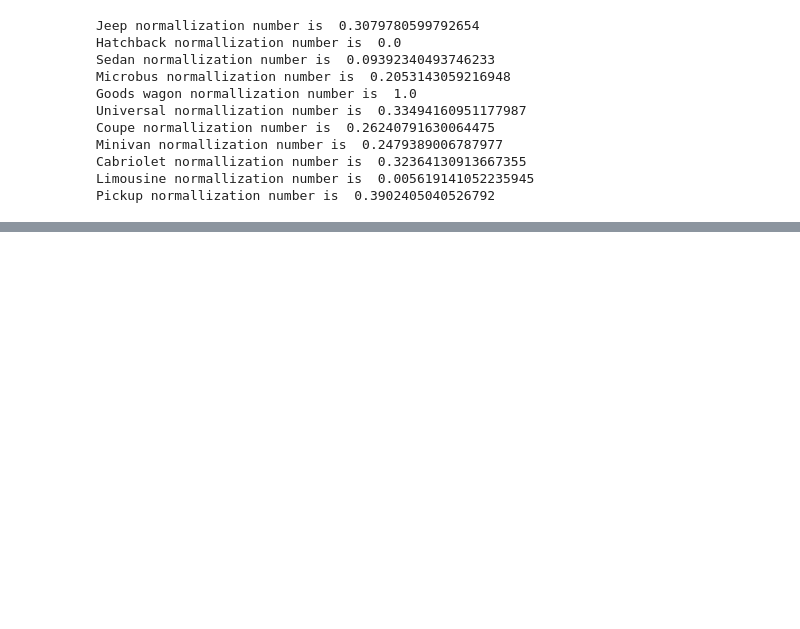
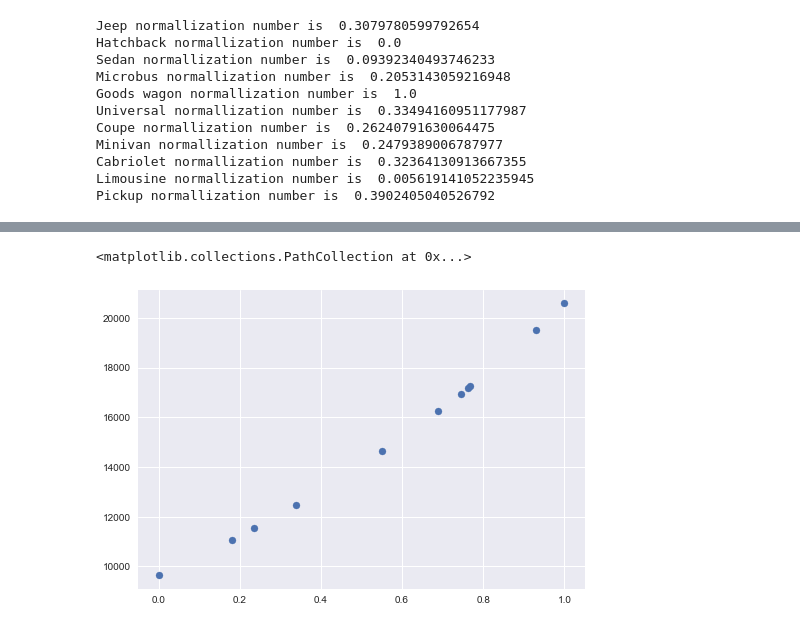
Before and after one commit to addsandwich/2022-msaai-500-final-project, a Jupyter notebook: notebooks/DataworkBLU.ipynb, the cells around one changed output, grey strips where cells are left out. Cells and saved outputs as stored; diff of their text form; code cells hidden in the pictures; blank space fills up the shorter version.

```diff
--- a/notebooks/DataworkBLU.ipynb
+++ b/notebooks/DataworkBLU.ipynb
@@ -106,0 +258,7 @@ Pickup normallization number is  0.3902405040526792
+# %%
+#pricemeansortarray = pricemeanarray.sort()
+fig, ax = plt.subplots()
+ax.scatter(pricemeanarraynormal, pricemeanarray)
+# %% [output]
+<matplotlib.collections.PathCollection at 0x...>
+[figure, added]
```
Also changed, not shown: parts of 10 cells of this notebook, 3 other files.
